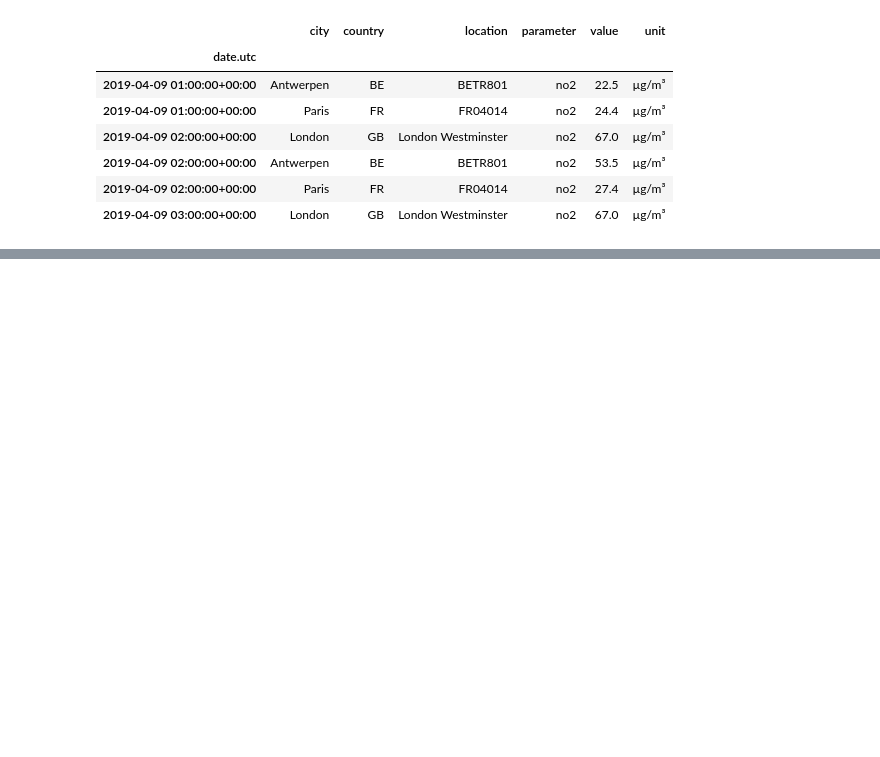
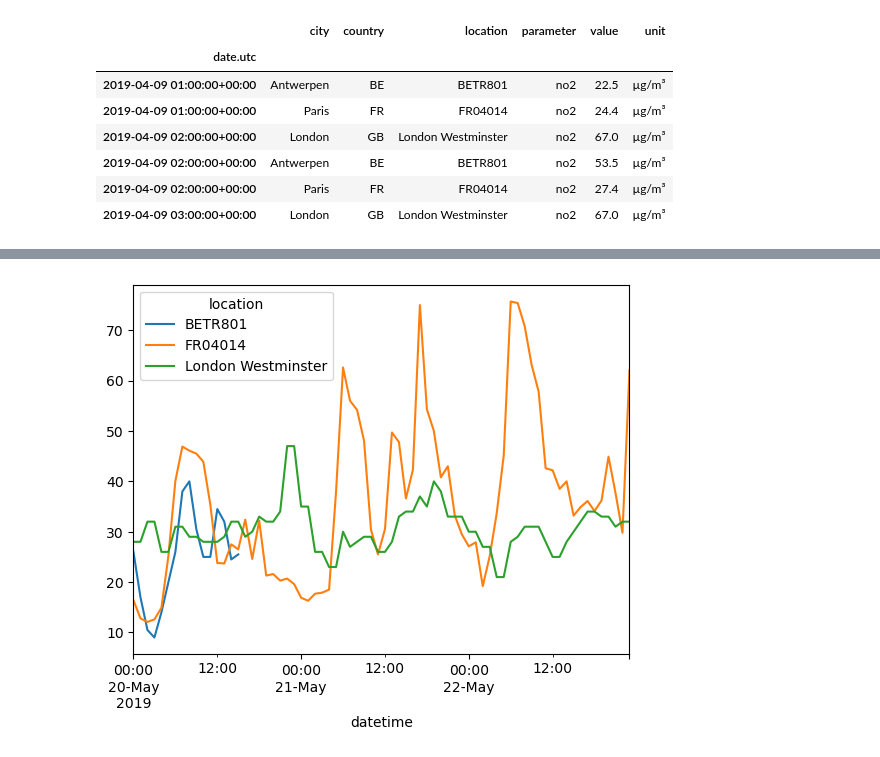
Before and after one commit to ceccode/stock-markets-analytics-zoomcamp, a Jupyter notebook: 02-dataframe-analysis/pandas-tutorial/pandas-getting-started.ipynb, the cells around one changed output, grey strips where cells are left out. Drawn from its saved outputs; the diff is of its cells as text; code cells hidden in the pictures; blank space fills up the shorter version.

```diff
--- a/02-dataframe-analysis/pandas-tutorial/pandas-getting-started.ipynb
+++ b/02-dataframe-analysis/pandas-tutorial/pandas-getting-started.ipynb
@@ -116,0 +335,5 @@ memory usage: 336.0+ bytes
+# %%
+
+no_2["2019-05-20":"2019-05-22"].plot();
+# %% [output]
+[figure, added]
```
Also changed, not shown: parts of 19 cells of this notebook, 1 other file.
